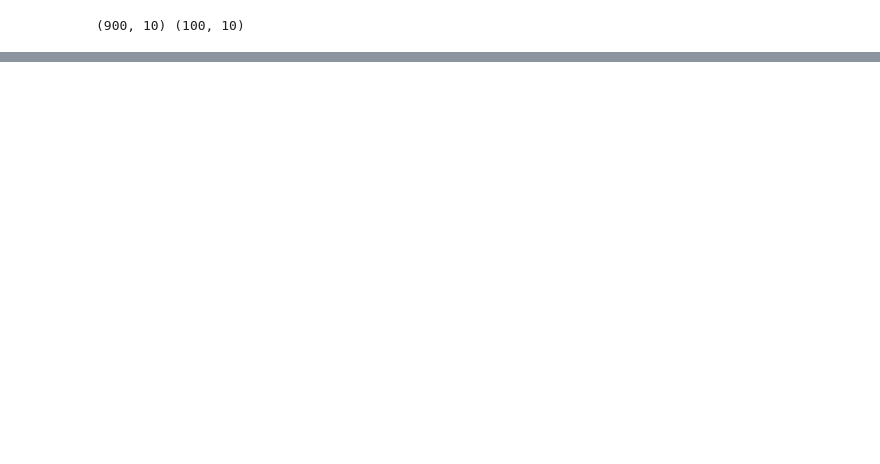
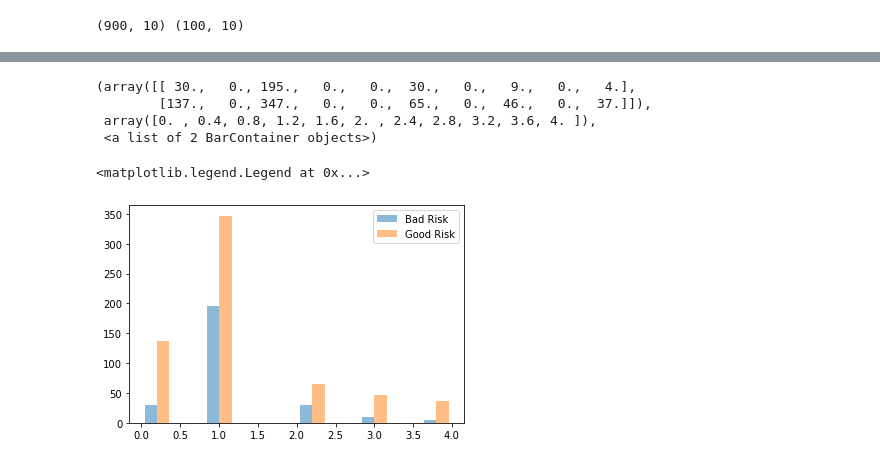
Before and after one commit to mostofa-ahsan/Credit_Risk_Proj, a Jupyter notebook: Data_Cleaning_&_EDA.ipynb, the cells around one changed output, grey strips where cells are left out. Drawn from its saved outputs; the diff is of its cells as text; code cells hidden in the pictures; blank space fills up the shorter version.

```diff
--- a/Data_Cleaning_&_EDA.ipynb
+++ b/Data_Cleaning_&_EDA.ipynb
@@ -217,0 +456,4 @@ instances of Duration greater than 3 sigma (56.87747206299391 cutoff) are 13
+# %%
+df_train.Age[df_train.Age <= 30] = 0
+df_train.Age[(df_train.Age > 30) & (df_train.Age < 45)] = 1
+df_train.Age[(df_train.Age >= 45)] = 2
@@ -217,0 +472,10 @@ instances of Duration greater than 3 sigma (56.87747206299391 cutoff) are 13
+# %%
+plt.hist([df_train.loc[df_train['Risk'] == 0, 'Saving accounts'].values, df_train.loc[df_train['Risk'] == 1, 'Saving accounts'].values], alpha=0.5, label=['Bad Risk', 'Good Risk'])
+plt.legend(loc='upper right')
+# %% [output]
+(array([[ 30.,   0., 195.,   0.,   0.,  30.,   0.,   9.,   0.,   4.],
+        [137.,   0., 347.,   0.,   0.,  65.,   0.,  46.,   0.,  37.]]),
+ array([0. , 0.4, 0.8, 1.2, 1.6, 2. , 2.4, 2.8, 3.2, 3.6, 4. ]),
+ <a list of 2 BarContainer objects>)
+<matplotlib.legend.Legend at 0x...>
+[figure, added]
```
Also changed, not shown: parts of 69 cells of this notebook, 3 other files.
